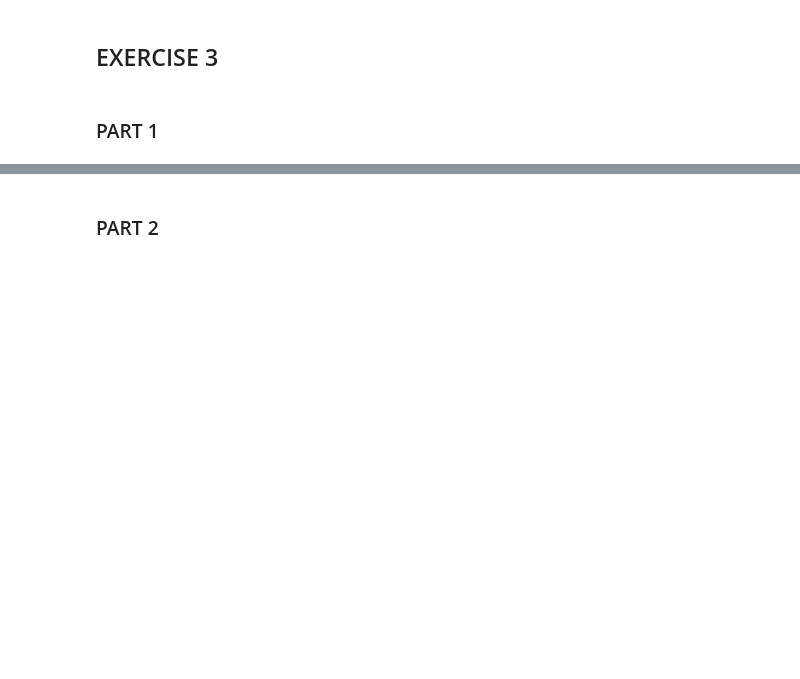
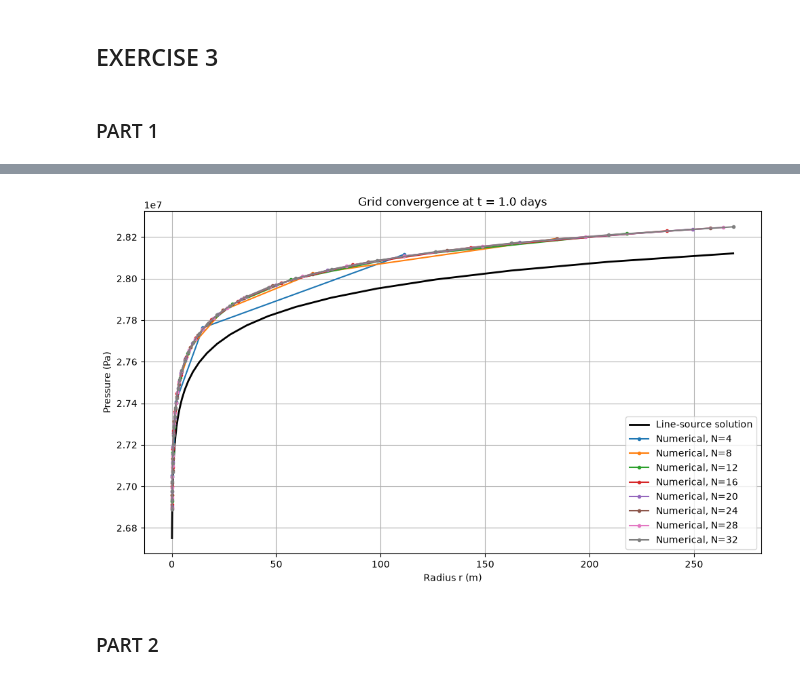
Before and after one commit to mosinek/MOD510, a Jupyter notebook: project2_our.ipynb, the cells around one changed output, grey strips where cells are left out. Cells and saved outputs as stored; diff of their text form; code cells hidden in the pictures; blank space fills up the shorter version.

```diff
--- a/project2_our.ipynb
+++ b/project2_our.ipynb
@@ -8,7 +12,4 @@ TO DO
 # %%
-import numpy as np
-import matplotlib.pyplot as plt
-
 class PressureSolver:
     """
     A finite difference solver to solve pressure distribution in
@@ -228,6 +229,13 @@ class PressureSolver:
 
         self.p_t = np.linalg.solve(self.A_t, self.rhs_t)
         return self.p_t
+
+    def line_source_solution(self,t):
+        """
+        Solves the line-source implementation
+        """
+        self.p_ls = self.pi +(self.Q*self.mu)/(4*np.pi*self.k*self.h)*expi((-self.r**2)/(4*self.eta*t))
+        return self.p_ls
 # %% [markdown]
 ## EXERCISE 1
 ### PART 5
@@ -441,3 +449,59 @@ DONE? idk if we should write sth here.
 ## EXERCISE 3
 # %% [markdown]
 ### PART 1
+# %%
+def plot_multiple_grid_comparison(grid_points, n_steps=1000):
+    """
+    Compares numerical solutions for several grid sizes N
+    with the analytical line-source solution on one plot.
+    """
+    plt.figure(figsize=(10, 6))
+
+    # Use the first solver to plot the analytical solution once
+    reference_solver = PressureSolver(
+        N=grid_points[-1],
+    )
+
+    t = n_steps * reference_solver.dt
+    p_ls = reference_solver.line_source_solution(t)
+    print(t)
+    print(p_ls)
+    print(reference_solver.r)
+    plt.plot(
+        reference_solver.r,
+        p_ls,
+        'k-',
+        linewidth=2,
+        label="Line-source solution"
+    )
+
+    # Plot numerical solutions for each grid size
+    for N in grid_points:
+        solver = PressureSolver(N=N, lazy=True)
+
+        # Advance to the same elapsed time
+        for _ in range(n_steps):
+            solver.solve_time_dependent()
+
+        plt.plot(
+            solver.r,
+            solver.p_t,
+            'o-',
+            markersize=3,
+            label=f"Numerical, N={N}"
+        )
+
+    plt.xlabel("Radius r (m)")
+    plt.ylabel("Pressure (Pa)")
+    plt.title(f"Grid convergence at t = {t / 86400:.1f} days")
+    plt.legend()
+    plt.grid(True)
+    plt.tight_layout()
+    plt.show()
+
+
+# Grid sizes to compare
+grid_points = np.arange(4, 33, 4)
+
+plot_multiple_grid_comparison(grid_points, n_steps=1)
+# %% [output]
@@ -444,3 +525,4 @@ DONE? idk if we should write sth here.
+[figure, added]
 # %% [markdown]
 ### PART 2
 # %% [markdown]
```
Also changed, not shown: parts of 2 cells of this notebook.
